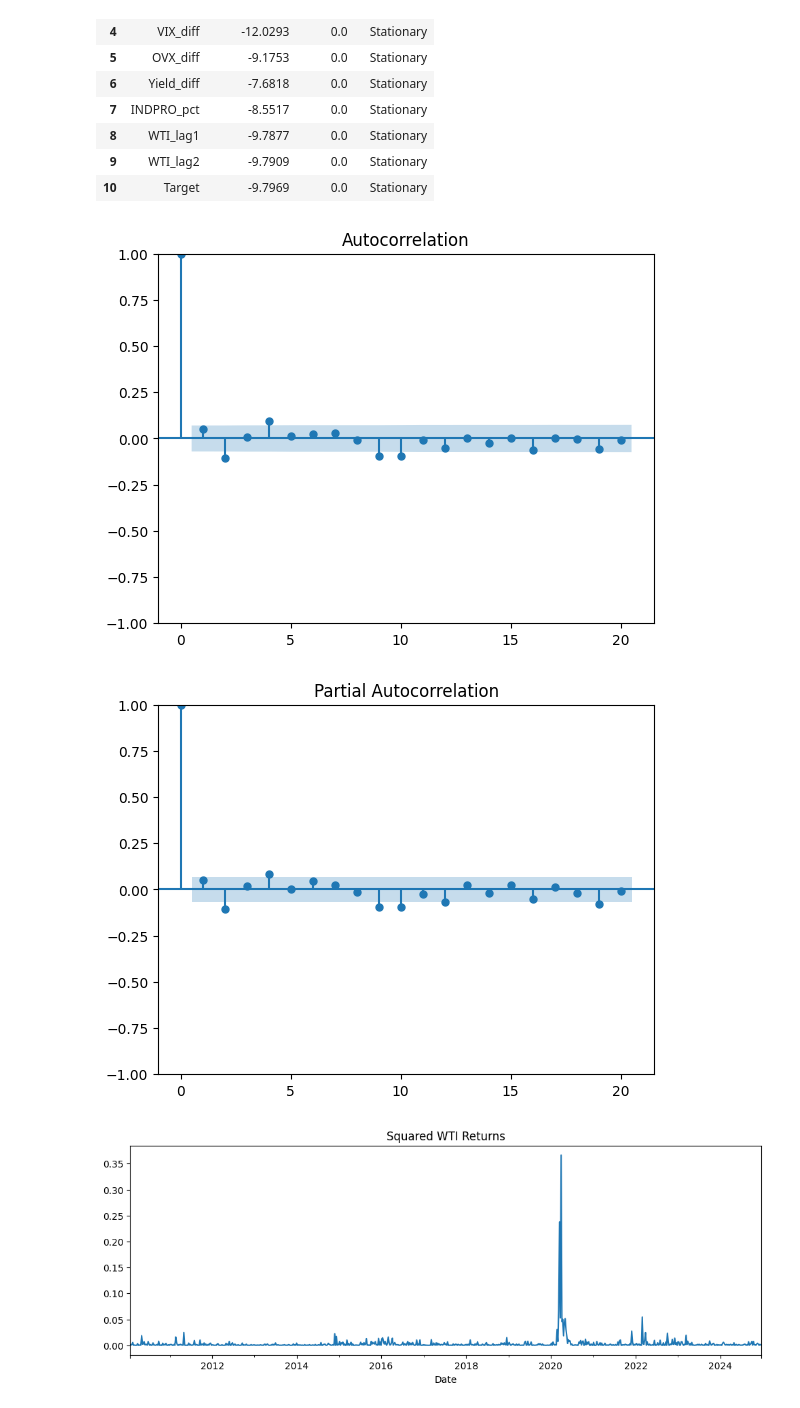
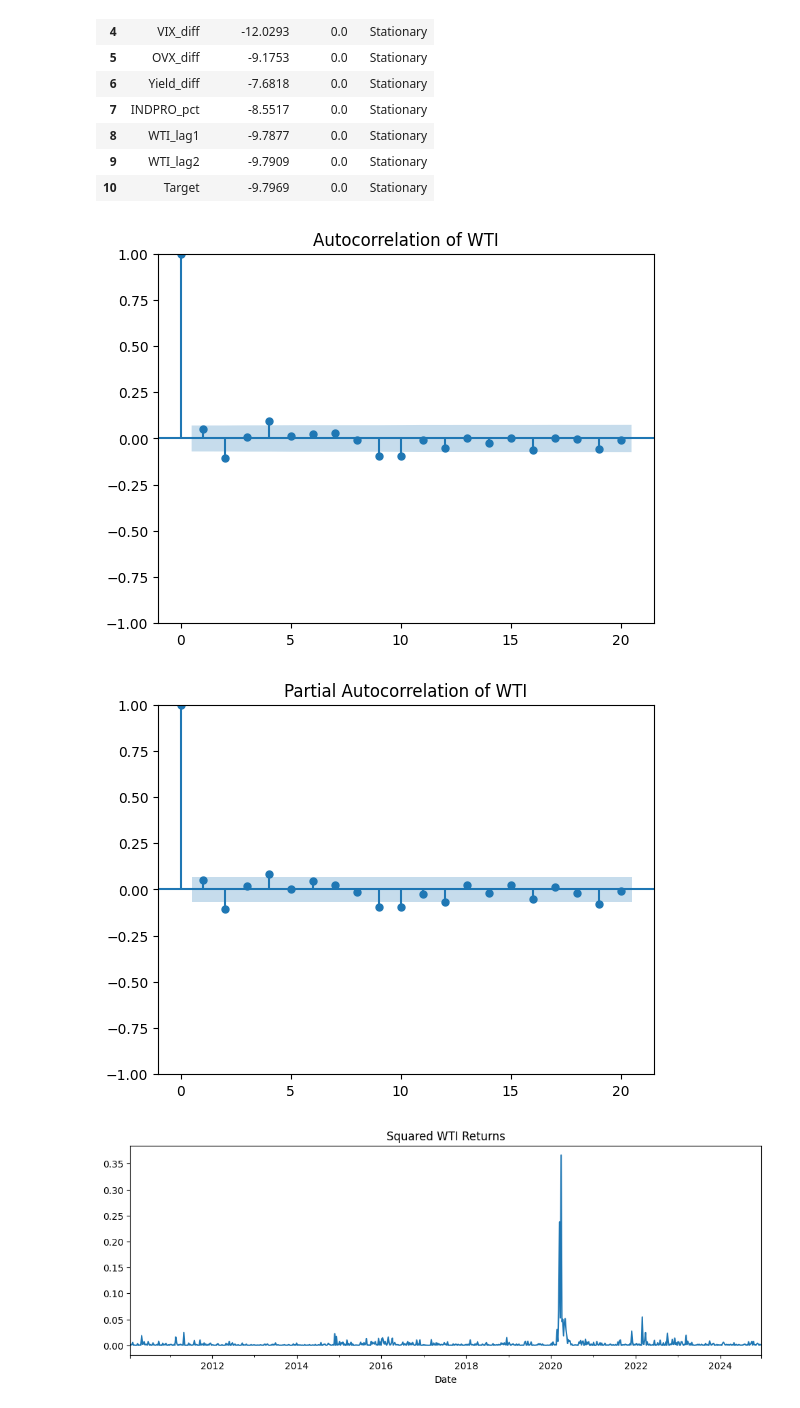
Before and after one commit to Carlson29/Crude-Oil-Prices-Model, a Jupyter notebook: code Files/oil_prediction.ipynb, the cells around one changed output. Cells and saved outputs as stored; diff of their text form; code cells hidden in the pictures.

```diff
--- a/code Files/oil_prediction.ipynb
+++ b/code Files/oil_prediction.ipynb
@@ -706,14 +643,16 @@ adf_table
 # %%
 from statsmodels.graphics.tsaplots import plot_acf, plot_pacf
 
 plot_acf(model_data['WTI'], lags=20)
+plt.title("Autocorrelation of WTI")
 plt.show()
 
 plot_pacf(model_data['WTI'], lags=20)
+plt.title("Partial Autocorrelation of WTI")
 plt.show()
 # %% [output]
-[figure, old version]
+[figure, new version]
-[figure, old version]
+[figure, new version]
 # %%
 (model_data['WTI']**2).plot(figsize=(12,4))
 
```
Also changed, not shown: parts of 21 cells of this notebook.
